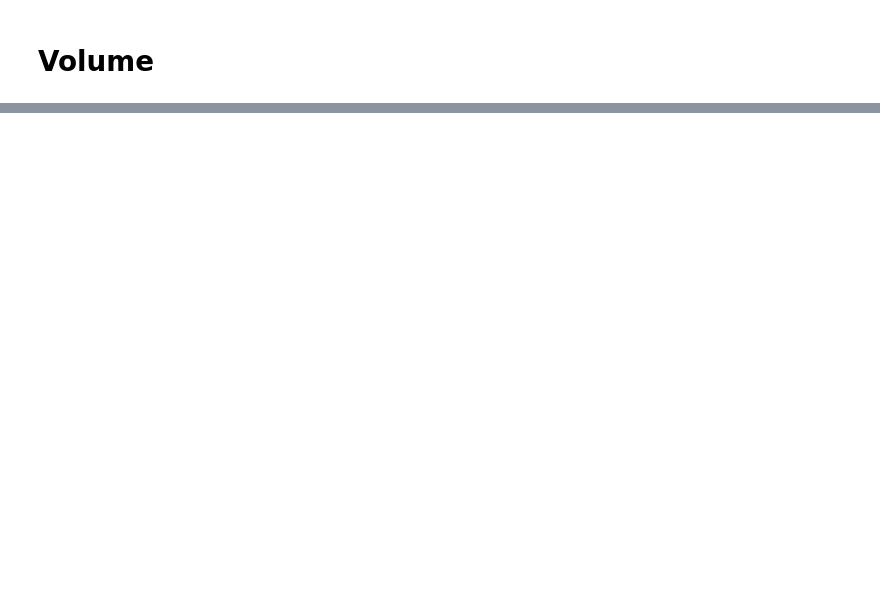
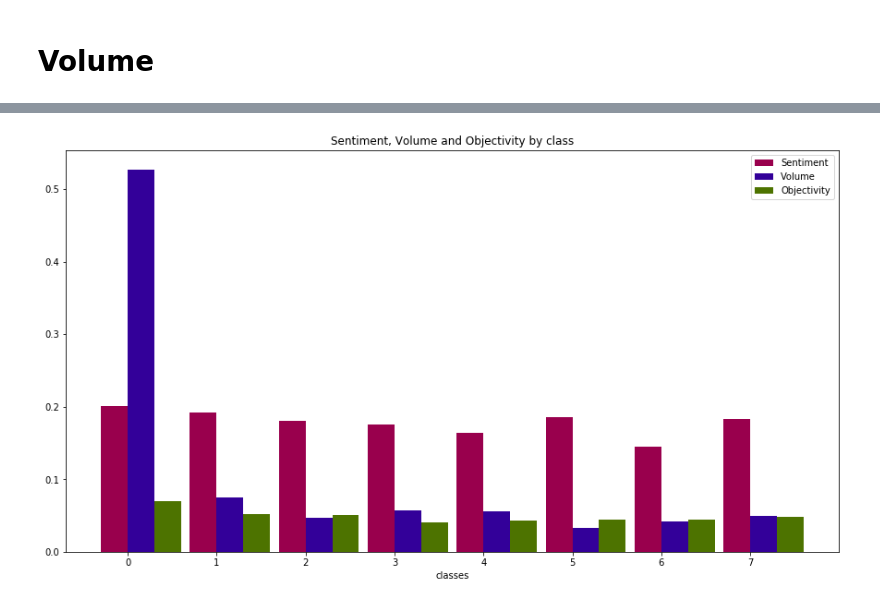
Before and after one commit to AlessioZoccoli/doxaCommuniy, a Jupyter notebook: python/view/ModularityClasses.ipynb, the cells around one changed output, grey strips where cells are left out. Saved outputs shown, nothing was run; the diff lists cells and outputs as text; code cells hidden in the pictures; blank space fills up the shorter version.

```diff
--- a/python/view/ModularityClasses.ipynb
+++ b/python/view/ModularityClasses.ipynb
@@ -108,0 +106,35 @@ plotObjectivity()
+# %%
+def groupedBarsSVO():
+
+    x = sorted(list(stats.keys())) # x location for the groups
+    ySentiment = [stats[classMod]['sentiment'] for classMod in x]
+    yVolume = [stats[classMod]['volume'] for classMod in x]
+    yObjectivity = [stats[classMod]['objectivity'] for classMod in x]
+
+    fig, ax = plt.subplots()
+    width = 0.3
+
+    # bars
+    sentimentBars = ax.bar(x, ySentiment, width, color=((.6, 0, 0.3),))
+
+    volOffset = [el+width for el in x]
+    volumeBars = ax.bar(volOffset, yVolume, width, color=((0.2, 0, 0.6),))
+
+    objectivOffset = [el+2*width for el in x]
+    objectivityBars = ax.bar(objectivOffset, yObjectivity, width, color=((.3, .45, 0),))
+
+    # ticks
+    ax.set_title('Sentiment, Volume and Objectivity by class')
+    plt.xlabel('classes')
+
+    xticksOffset = [el + width/2. for el in x]
+    ax.set_xticks(xticksOffset)
+    ax.set_xticklabels(x)
+
+    ax.legend((sentimentBars[0], volumeBars[0], objectivityBars[0]), ('Sentiment', 'Volume', 'Objectivity'))
+
+    plt.show()
+# %%
+groupedBarsSVO()
+# %% [output]
+[figure, added]
```
Also changed, not shown: parts of 9 cells of this notebook, 16 other files.
